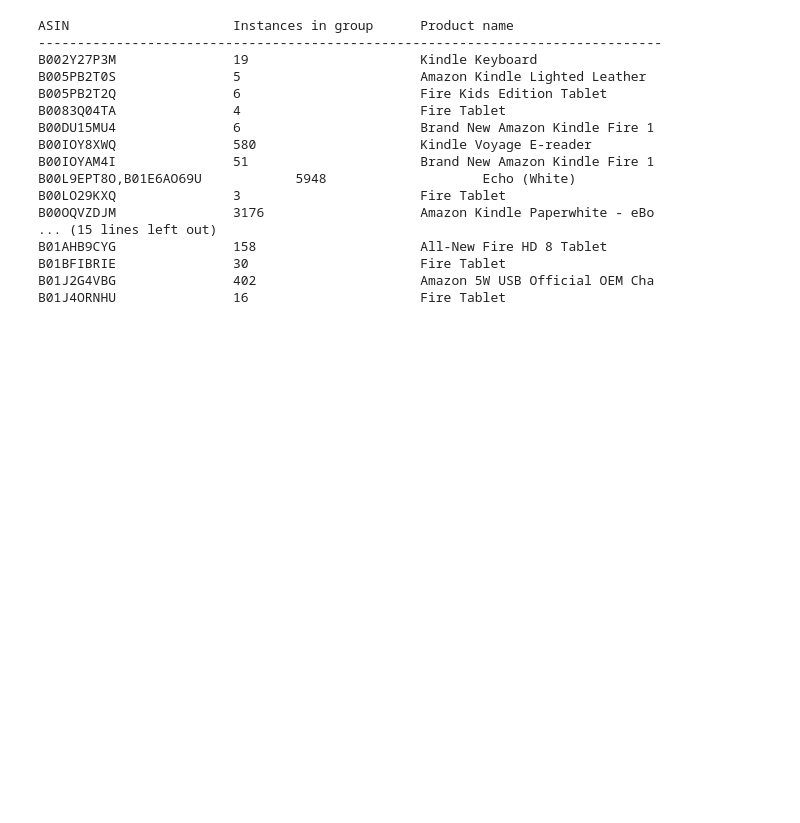
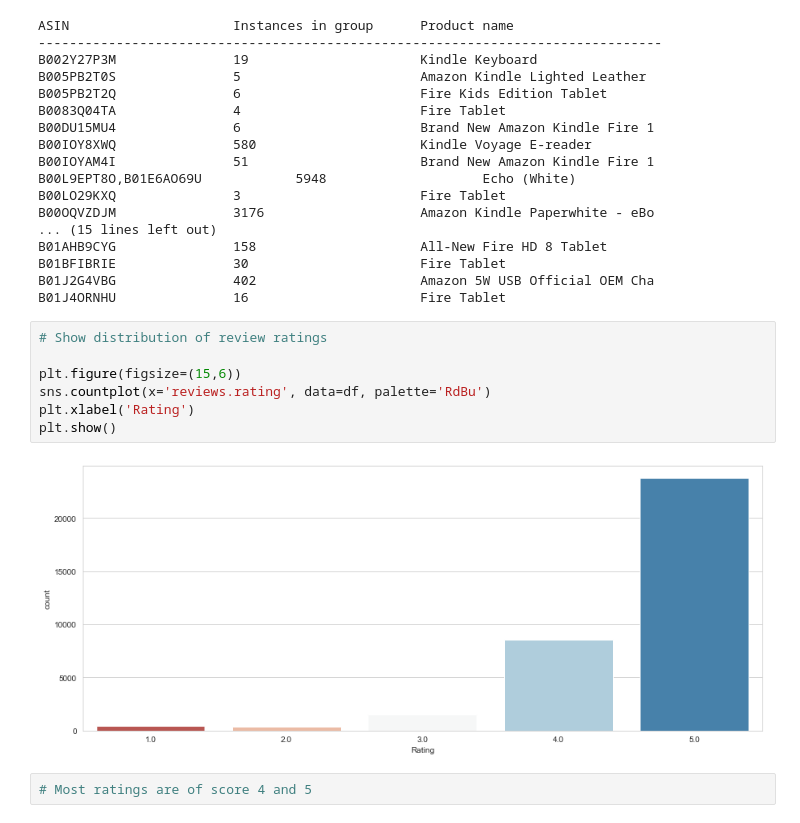
Before and after one commit to mirtanvirislam/NLP-Sentiment-Analysis, a Jupyter notebook: notebooks/Analysis 1.ipynb, the cells around one changed output. Saved outputs shown, nothing was run; the diff lists cells and outputs as text; blank space fills up the shorter version.

Commit message:
Distribtuion plots

```diff
--- a/notebooks/Analysis 1.ipynb
+++ b/notebooks/Analysis 1.ipynb
@@ -151,3 +151,14 @@ B01AHB9CYG               158                     All-New Fire HD 8 Tablet
 B01BFIBRIE               30                      Fire Tablet
 B01J2G4VBG               402                     Amazon 5W USB Official OEM Cha
 B01J4ORNHU               16                      Fire Tablet
+# %%
+# Show distribution of review ratings
+
+plt.figure(figsize=(15,6))
+sns.countplot(x='reviews.rating', data=df, palette='RdBu')
+plt.xlabel('Rating')
+plt.show()
+# %% [output]
+[figure, added]
+# %%
+# Most ratings are of score 4 and 5
```
Also changed, not shown: parts of 1 cell of this notebook.
